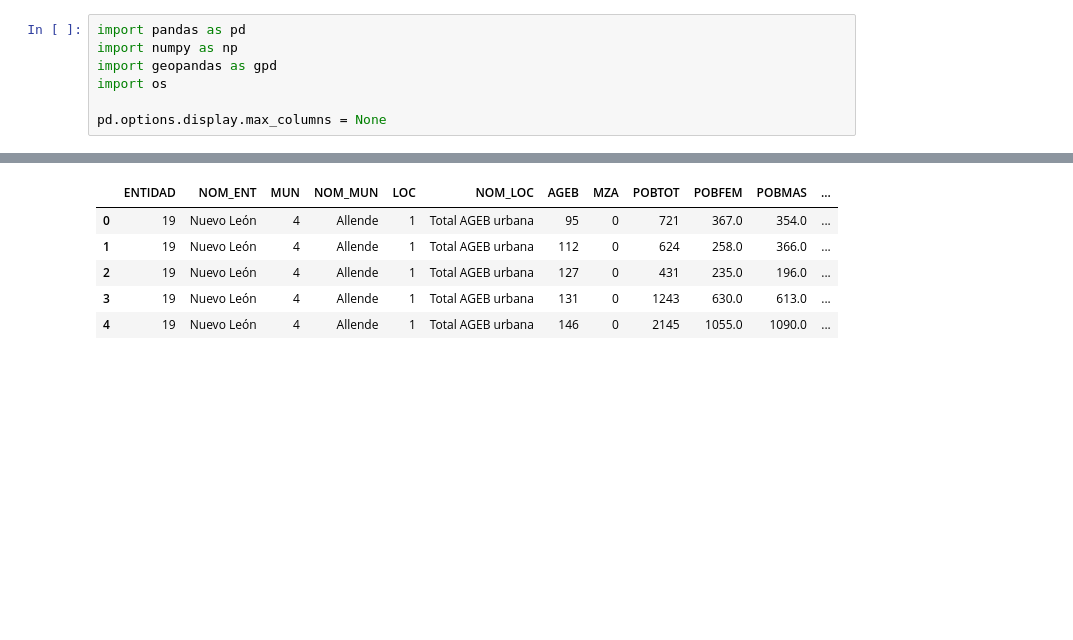
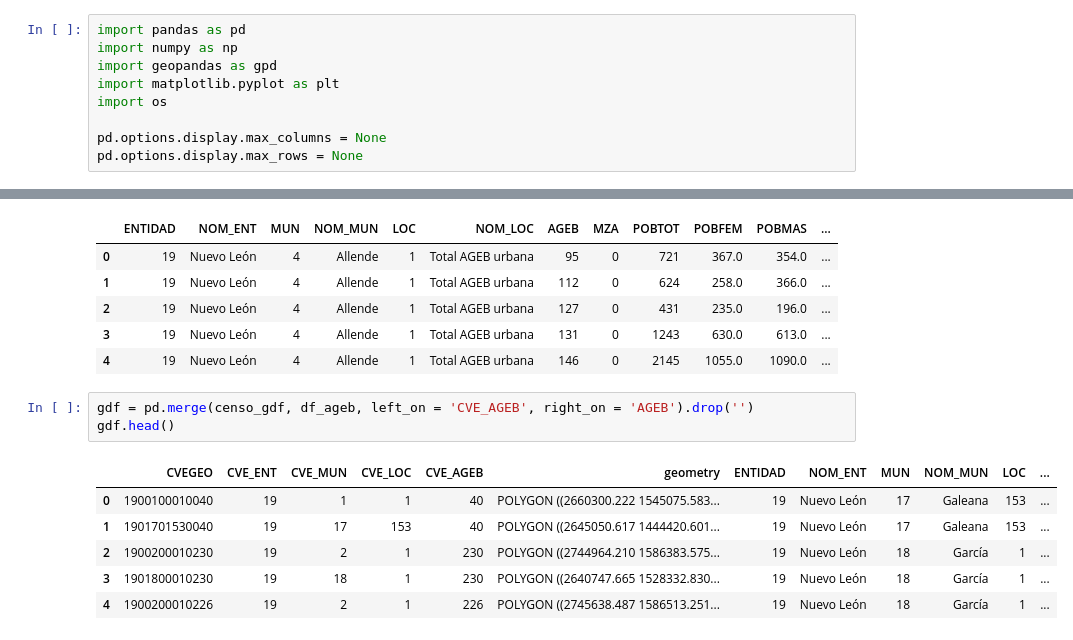
Before and after one commit to juanantoniomschz/itesm_segregacion, a Jupyter notebook: notebooks/01.ipynb, the cells around one changed output, grey strips where cells are left out. Cells and saved outputs as stored; diff of their text form; blank space fills up the shorter version.

```diff
--- a/notebooks/01.ipynb
+++ b/notebooks/01.ipynb
@@ -2,9 +2,11 @@
 import pandas as pd
 import numpy as np
 import geopandas as gpd
+import matplotlib.pyplot as plt
 import os
 
 pd.options.display.max_columns = None
+pd.options.display.max_rows = None
 # %%
 os.chdir('/home/jovyan/work/')
 # %%
@@ -56,3 +58,13 @@ df_ageb.head()
 | 2 | 19 | Nuevo León | 4 | Allende | 1 | Total AGEB urbana | 127 | 0 | 431 | 235.0 | 196.0 | ... |
 | 3 | 19 | Nuevo León | 4 | Allende | 1 | Total AGEB urbana | 131 | 0 | 1243 | 630.0 | 613.0 | ... |
 | 4 | 19 | Nuevo León | 4 | Allende | 1 | Total AGEB urbana | 146 | 0 | 2145 | 1055.0 | 1090.0 | ... |
+# %%
+gdf = pd.merge(censo_gdf, df_ageb, left_on = 'CVE_AGEB', right_on = 'AGEB').drop('')
+gdf.head()
+# %% [output]
+|  | CVEGEO | CVE_ENT | CVE_MUN | CVE_LOC | CVE_AGEB | geometry | ENTIDAD | NOM_ENT | MUN | NOM_MUN | LOC | ... |
+| 0 | 1900100010040 | 19 | 1 | 1 | 40 | POLYGON ((2660300.222 1545075.583... | 19 | Nuevo León | 17 | Galeana | 153 | ... |
+| 1 | 1901701530040 | 19 | 17 | 153 | 40 | POLYGON ((2645050.617 1444420.601... | 19 | Nuevo León | 17 | Galeana | 153 | ... |
+| 2 | 1900200010230 | 19 | 2 | 1 | 230 | POLYGON ((2744964.210 1586383.575... | 19 | Nuevo León | 18 | García | 1 | ... |
+| 3 | 1901800010230 | 19 | 18 | 1 | 230 | POLYGON ((2640747.665 1528332.830... | 19 | Nuevo León | 18 | García | 1 | ... |
+| 4 | 1900200010226 | 19 | 2 | 1 | 226 | POLYGON ((2745638.487 1586513.251... | 19 | Nuevo León | 18 | García | 1 | ... |
```
Also changed, not shown: parts of 7 cells of this notebook, 1 other file.
